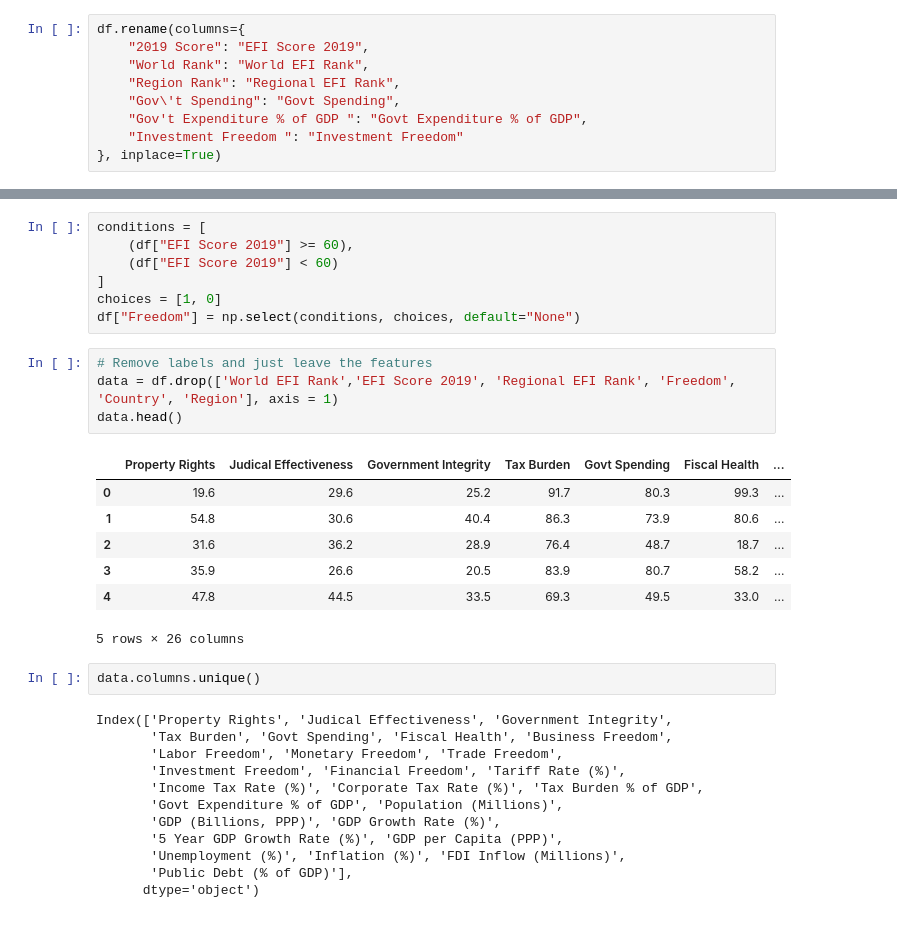
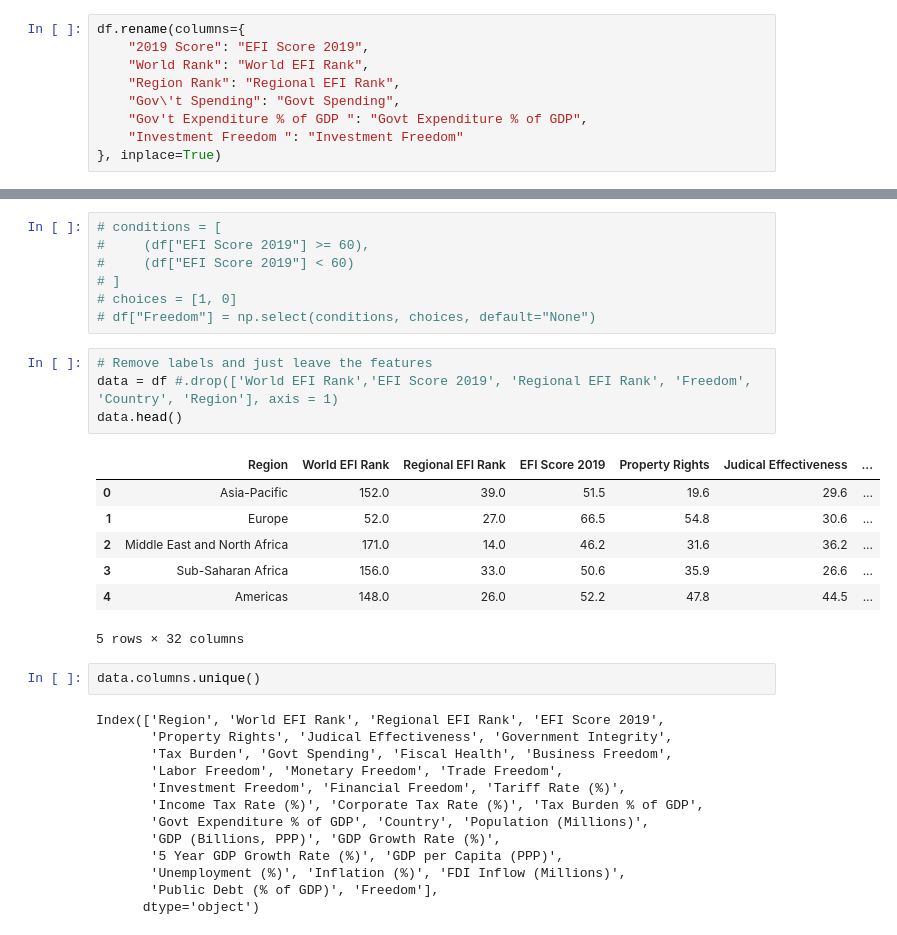
Before and after one commit to fchikwekwe/IntroToMachineLearning, a Jupyter notebook: EconomicFreedomProject.ipynb, the cells around one changed output, grey strips where cells are left out. Cells and saved outputs as stored; diff of their text form.

```diff
--- a/EconomicFreedomProject.ipynb
+++ b/EconomicFreedomProject.ipynb
@@ -94,35 +98,36 @@ See the caveats in the documentation: http://pandas.pydata.org/pandas-docs/stabl
 | 3 | 156.0 | 50.6 | 33.0 | Angola | Sub-Saharan Africa | 0 |
 | 4 | 148.0 | 52.2 | 26.0 | Argentina | Americas | 0 |
 # %%
-conditions = [
-    (df["EFI Score 2019"] >= 60),
-    (df["EFI Score 2019"] < 60)
-]
-choices = [1, 0]
-df["Freedom"] = np.select(conditions, choices, default="None")
+# conditions = [
+#     (df["EFI Score 2019"] >= 60),
+#     (df["EFI Score 2019"] < 60)
+# ]
+# choices = [1, 0]
+# df["Freedom"] = np.select(conditions, choices, default="None")
 # %%
 # Remove labels and just leave the features
-data = df.drop(['World EFI Rank','EFI Score 2019', 'Regional EFI Rank', 'Freedom', 'Country', 'Region'], axis = 1)
+data = df #.drop(['World EFI Rank','EFI Score 2019', 'Regional EFI Rank', 'Freedom', 'Country', 'Region'], axis = 1)
 data.head()
 # %% [output]
-|  | Property Rights | Judical Effectiveness | Government Integrity | Tax Burden | Govt Spending | Fiscal Health | ... |
-| 0 | 19.6 | 29.6 | 25.2 | 91.7 | 80.3 | 99.3 | ... |
-| 1 | 54.8 | 30.6 | 40.4 | 86.3 | 73.9 | 80.6 | ... |
-| 2 | 31.6 | 36.2 | 28.9 | 76.4 | 48.7 | 18.7 | ... |
-| 3 | 35.9 | 26.6 | 20.5 | 83.9 | 80.7 | 58.2 | ... |
-| 4 | 47.8 | 44.5 | 33.5 | 69.3 | 49.5 | 33.0 | ... |
+|  | Region | World EFI Rank | Regional EFI Rank | EFI Score 2019 | Property Rights | Judical Effectiveness | ... |
+| 0 | Asia-Pacific | 152.0 | 39.0 | 51.5 | 19.6 | 29.6 | ... |
+| 1 | Europe | 52.0 | 27.0 | 66.5 | 54.8 | 30.6 | ... |
+| 2 | Middle East and North Africa | 171.0 | 14.0 | 46.2 | 31.6 | 36.2 | ... |
+| 3 | Sub-Saharan Africa | 156.0 | 33.0 | 50.6 | 35.9 | 26.6 | ... |
+| 4 | Americas | 148.0 | 26.0 | 52.2 | 47.8 | 44.5 | ... |
-5 rows × 26 columns
+5 rows × 32 columns
 # %%
 data.columns.unique()
 # %% [output]
-Index(['Property Rights', 'Judical Effectiveness', 'Government Integrity',
+Index(['Region', 'World EFI Rank', 'Regional EFI Rank', 'EFI Score 2019',
+       'Property Rights', 'Judical Effectiveness', 'Government Integrity',
        'Tax Burden', 'Govt Spending', 'Fiscal Health', 'Business Freedom',
        'Labor Freedom', 'Monetary Freedom', 'Trade Freedom',
        'Investment Freedom', 'Financial Freedom', 'Tariff Rate (%)',
        'Income Tax Rate (%)', 'Corporate Tax Rate (%)', 'Tax Burden % of GDP',
-       'Govt Expenditure % of GDP', 'Population (Millions)',
+       'Govt Expenditure % of GDP', 'Country', 'Population (Millions)',
        'GDP (Billions, PPP)', 'GDP Growth Rate (%)',
        '5 Year GDP Growth Rate (%)', 'GDP per Capita (PPP)',
        'Unemployment (%)', 'Inflation (%)', 'FDI Inflow (Millions)',
-       'Public Debt (% of GDP)'],
+       'Public Debt (% of GDP)', 'Freedom'],
       dtype='object')
```
Also changed, not shown: parts of 20 cells of this notebook, 1 other file.
